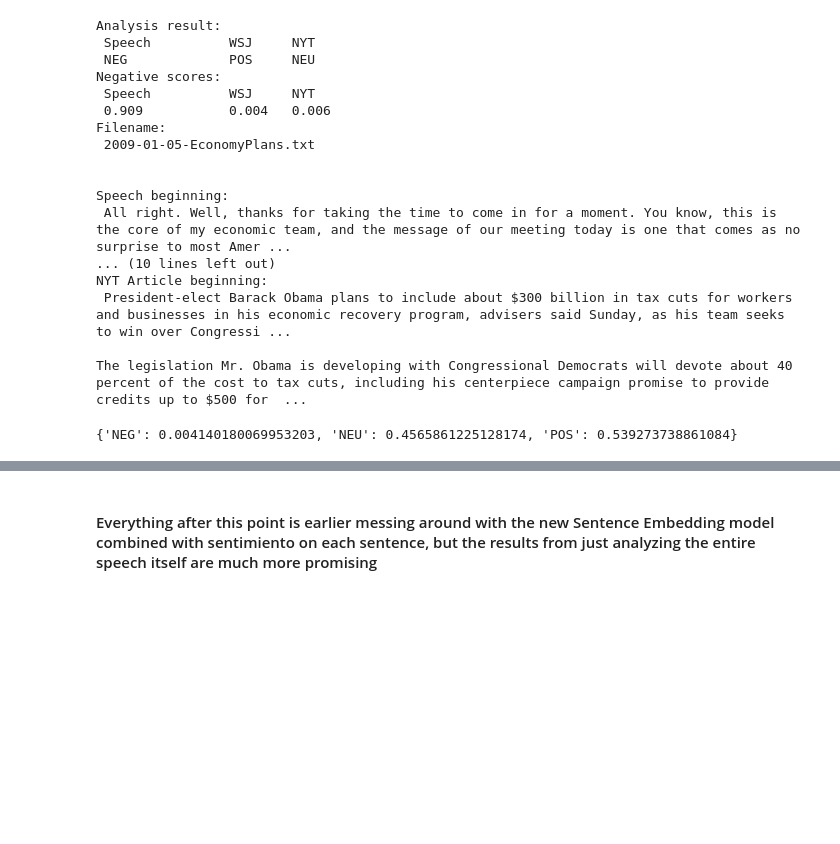
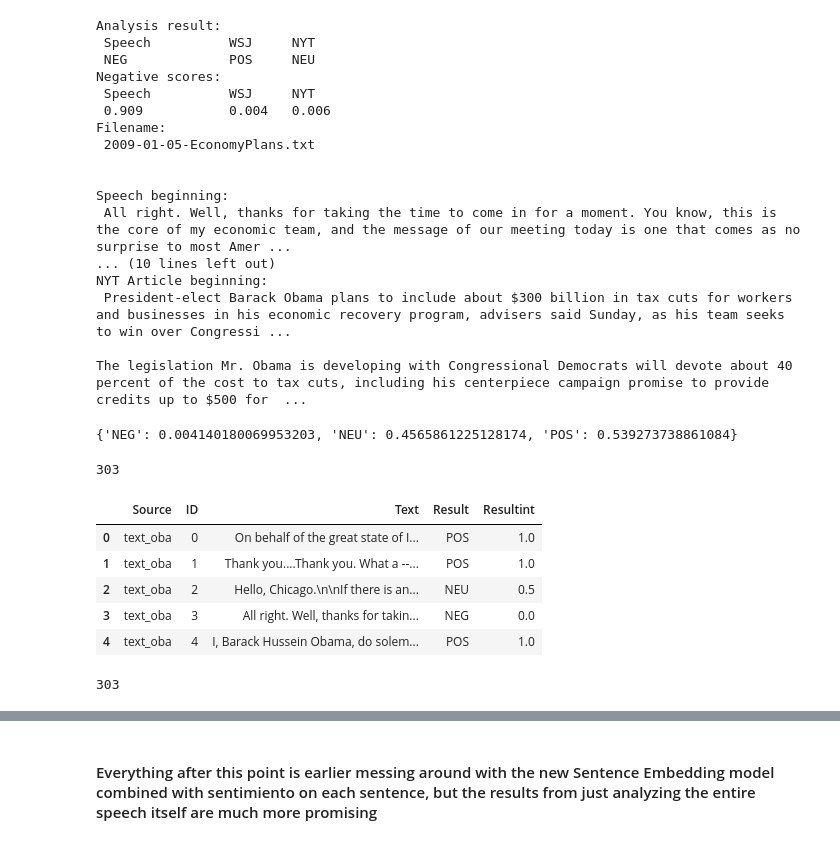
Before and after one commit to pday2/ObamaNLP, a Jupyter notebook: PosNegSentiment.ipynb, the cells around one changed output, grey strips where cells are left out. Saved outputs shown, nothing was run; the diff lists cells and outputs as text; code cells hidden in the pictures; blank space fills up the shorter version.

```diff
--- a/PosNegSentiment.ipynb
+++ b/PosNegSentiment.ipynb
@@ -331,0 +344,37 @@ print(data['wsj_results'][3].probas) #yeah seems like its just barely more posit
+# %%
+#Reformat data to long format for use in doc2vec corpus
+texts=[]
+sources=[]
+output=[]
+ID=[]
+score=[]
+for column in ['text_oba','text_wsj','text_nyt']:
+    for i in range(0,len(data)):
+        texts.append(data[column][i])
+        sources.append(column)
+        ID.append(i)
+
+for scores in ['oba_results','wsj_results','nyt_results']:
+    for i in range(0,len(data)):
+        output.append(data[scores][i].output)
+        if data[scores][i].output=='POS':
+            score.append(1)
+        elif data[scores][i].output=='NEG':
+            score.append(0)
+        else:
+            score.append(0.5)
+D2Vdata = pd.DataFrame(data={'Source':sources,'ID':ID,'Text':texts,'Result':output,'Resultint':score})
+print(len(D2Vdata))
+D2Vdata.head()
+# %% [output]
+303
+|  | Source | ID | Text | Result | Resultint |
+| 0 | text_oba | 0 | On behalf of the great state of I... | POS | 1.0 |
+| 1 | text_oba | 1 | Thank you....Thank you. What a --... | POS | 1.0 |
+| 2 | text_oba | 2 | Hello, Chicago.\n\nIf there is an... | NEU | 0.5 |
+| 3 | text_oba | 3 | All right. Well, thanks for takin... | NEG | 0.0 |
+| 4 | text_oba | 4 | I, Barack Hussein Obama, do solem... | POS | 1.0 |
+# %%
+len(D2Vdata)
+# %% [output]
+303
```
Also changed, not shown: parts of 15 cells of this notebook.
